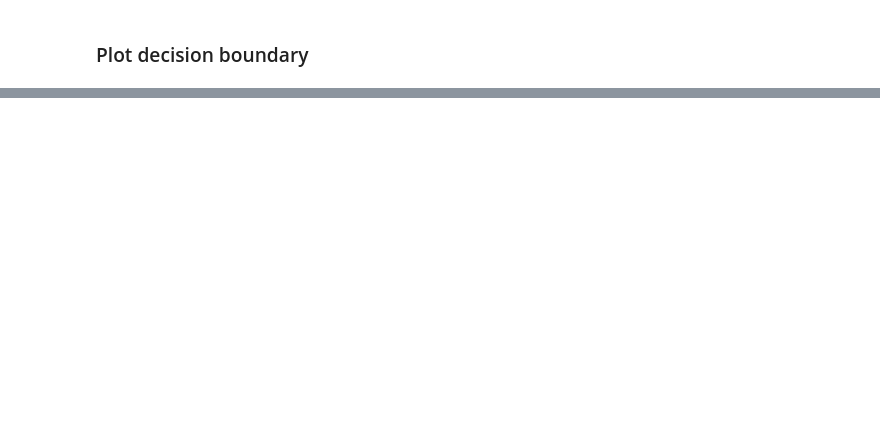
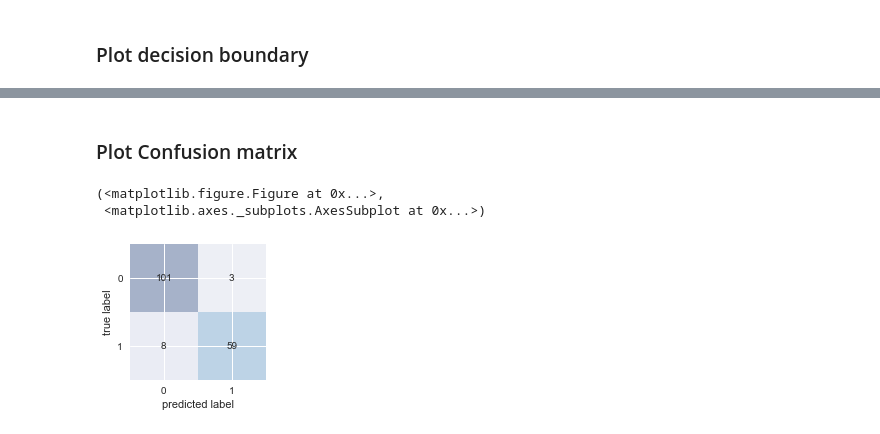
Before and after one commit to latuannetnam/kaggle, a Jupyter notebook: Breast Cancer Wisconsin/nb-breast-cancer-v1.ipynb, the cells around one changed output, grey strips where cells are left out. Drawn from its saved outputs; the diff is of its cells as text; code cells hidden in the pictures; blank space fills up the shorter version.

```diff
--- a/Breast Cancer Wisconsin/nb-breast-cancer-v1.ipynb
+++ b/Breast Cancer Wisconsin/nb-breast-cancer-v1.ipynb
@@ -201,0 +209,10 @@ plt.show()
+# %% [markdown]
+### Plot Confusion matrix
+# %%
+cm = confusion_matrix(y_target=Y_test,
+                      y_predicted=y_pred)
+plot_confusion_matrix(conf_mat=cm)
+# %% [output]
+(<matplotlib.figure.Figure at 0x...>,
+ <matplotlib.axes._subplots.AxesSubplot at 0x...>)
+[figure, added]
```
Also changed, not shown: parts of 13 cells of this notebook, 1 other file.
